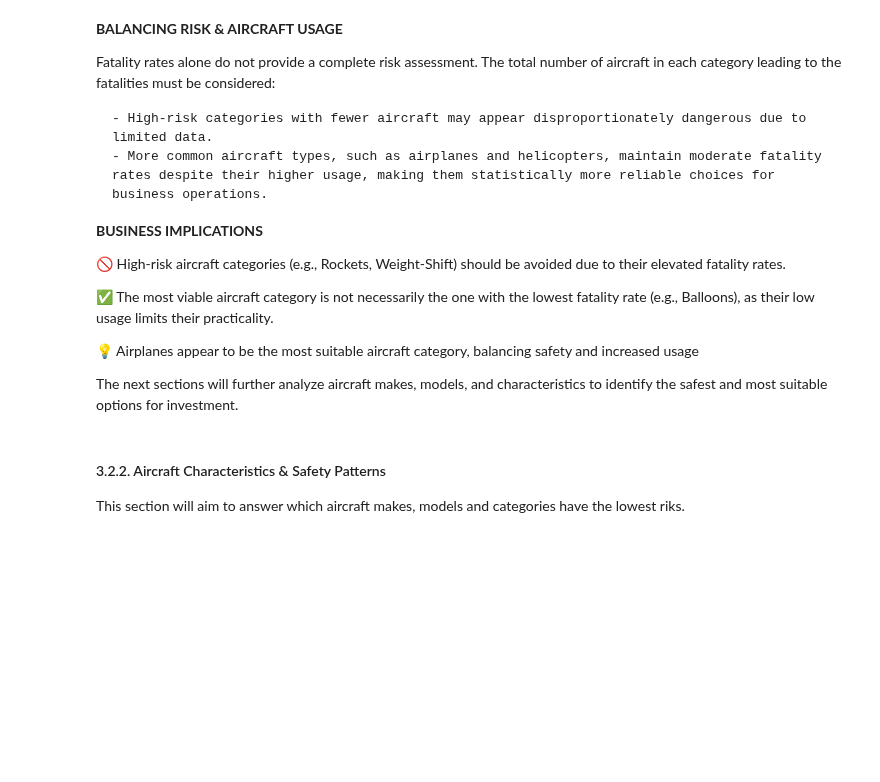
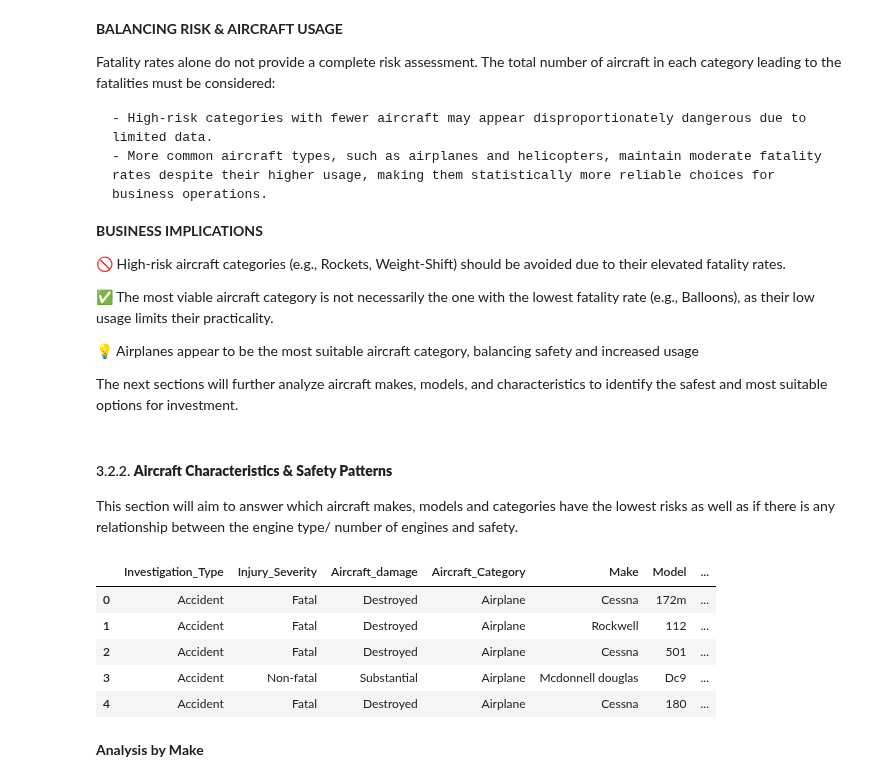
Before and after one commit to rongachoka/Aviation_EDA, a Jupyter notebook: aircraft_safety/analysis_draft.ipynb, the cells around one changed output. Cells and saved outputs as stored; diff of their text form; code cells hidden in the pictures; blank space fills up the shorter version.

```diff
--- a/aircraft_safety/analysis_draft.ipynb
+++ b/aircraft_safety/analysis_draft.ipynb
@@ -1098,6 +1098,17 @@ Fatality rates alone do not provide a complete risk assessment. The total number
 
 The next sections will further analyze aircraft makes, models, and characteristics to identify the safest and most suitable options for investment.
 # %% [markdown]
-#### 3.2.2. Aircraft Characteristics & Safety Patterns
+#### 3.2.2. **Aircraft Characteristics & Safety Patterns**
 
-This section will aim to answer which aircraft makes, models and categories have the lowest riks.
+This section will aim to answer which aircraft makes, models and categories have the lowest risks as well as if there is any relationship between the engine type/ number of engines and safety.
+# %%
+us_df3.head()
+# %% [output]
+|  | Investigation_Type | Injury_Severity | Aircraft_damage | Aircraft_Category | Make | Model | ... |
+| 0 | Accident | Fatal | Destroyed | Airplane | Cessna | 172m | ... |
+| 1 | Accident | Fatal | Destroyed | Airplane | Rockwell | 112 | ... |
+| 2 | Accident | Fatal | Destroyed | Airplane | Cessna | 501 | ... |
+| 3 | Accident | Non-fatal | Substantial | Airplane | Mcdonnell douglas | Dc9 | ... |
+| 4 | Accident | Fatal | Destroyed | Airplane | Cessna | 180 | ... |
+# %% [markdown]
+**Analysis by Make**
```
Also changed, not shown: parts of 14 cells of this notebook.
